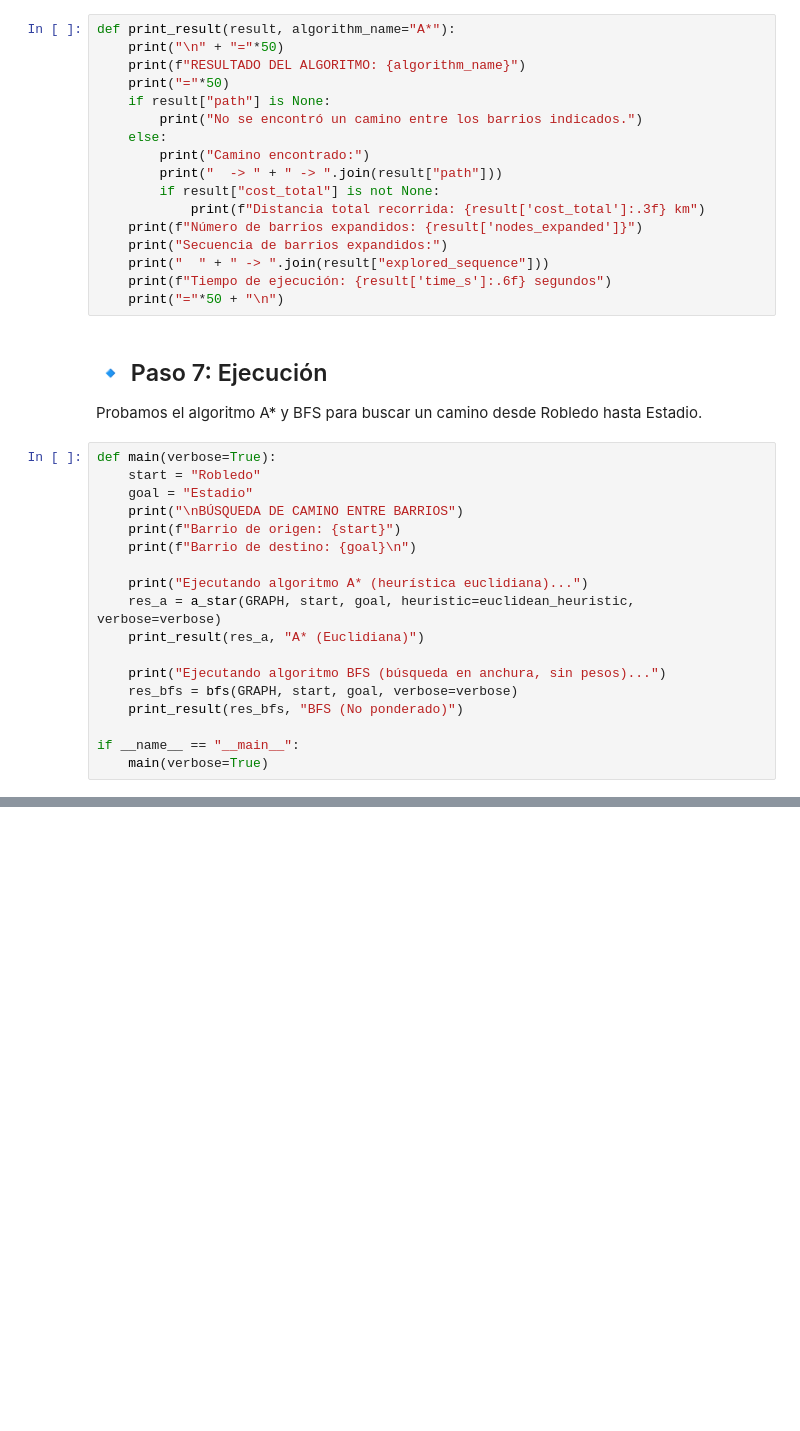
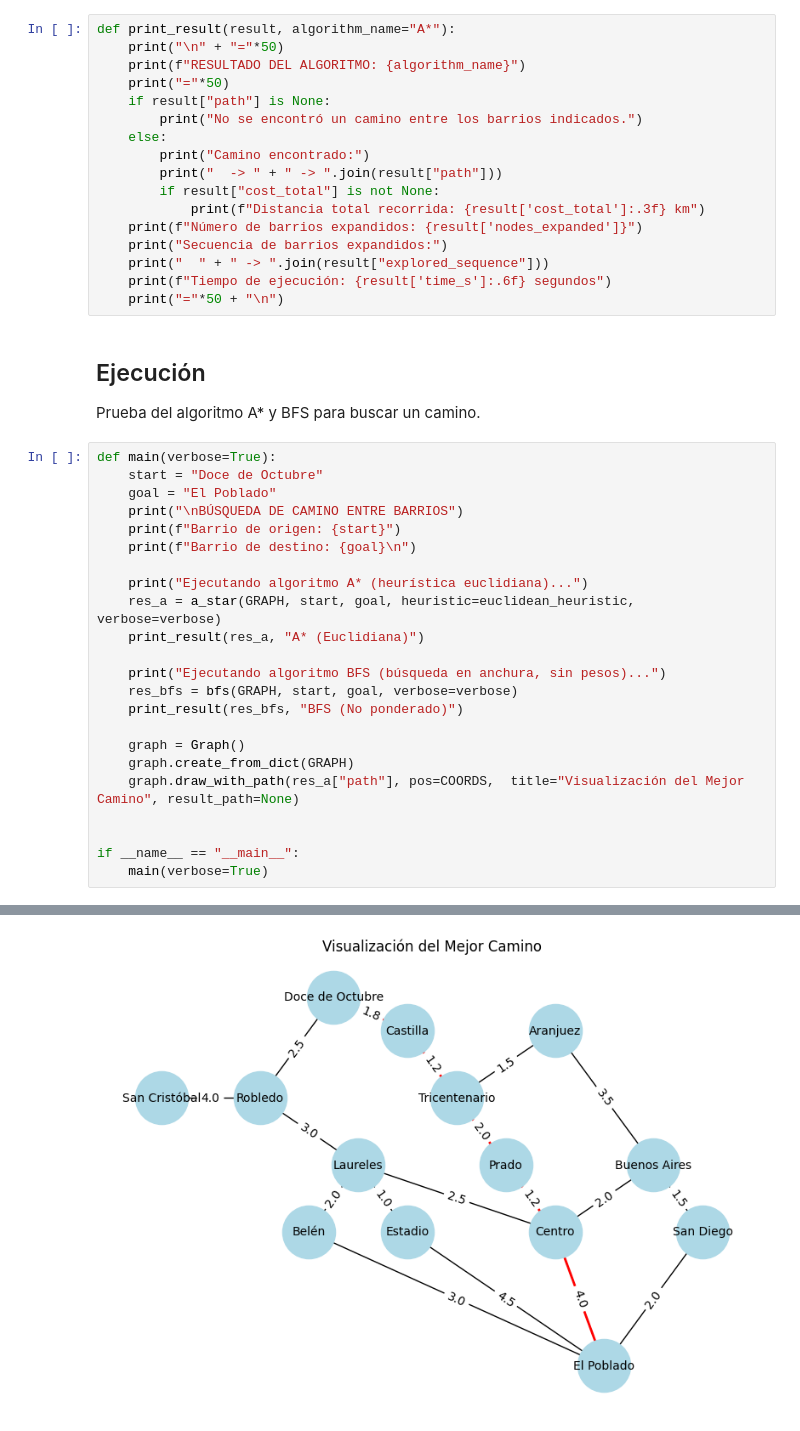
Before and after one commit to Figs0203/Entrega1_InteligenciaArtificial, a Jupyter notebook: Agent/agent_search.ipynb, the cells around one changed output, grey strips where cells are left out. Saved outputs shown, nothing was run; the diff lists cells and outputs as text; blank space fills up the shorter version.

```diff
--- a/Agent/agent_search.ipynb
+++ b/Agent/agent_search.ipynb
@@ -219,13 +223,13 @@ def print_result(result, algorithm_name="A*"):
     print(f"Tiempo de ejecución: {result['time_s']:.6f} segundos")
     print("="*50 + "\n")
 # %% [markdown]
-## 🔹 Paso 7: Ejecución
+## Ejecución
 
-Probamos el algoritmo A* y BFS para buscar un camino desde Robledo hasta Estadio.
+Prueba del algoritmo A* y BFS para buscar un camino.
 # %%
 def main(verbose=True):
-    start = "Robledo"
-    goal = "Estadio"
+    start = "Doce de Octubre"
+    goal = "El Poblado"
     print("\nBÚSQUEDA DE CAMINO ENTRE BARRIOS")
     print(f"Barrio de origen: {start}")
     print(f"Barrio de destino: {goal}\n")
@@ -238,6 +242,11 @@ def main(verbose=True):
     res_bfs = bfs(GRAPH, start, goal, verbose=verbose)
     print_result(res_bfs, "BFS (No ponderado)")
 
+    graph = Graph()
+    graph.create_from_dict(GRAPH)
+    graph.draw_with_path(res_a["path"], pos=COORDS,  title="Visualización del Mejor Camino", result_path=None)
+
+
 if __name__ == "__main__":
     main(verbose=True)
 # %% [output]
@@ -260 +269,2 @@ Tiempo de ejecución: 0.000121 segundos
 ==================================================
+[figure, added]
```
Also changed, not shown: parts of 8 cells of this notebook, 3 other files.
